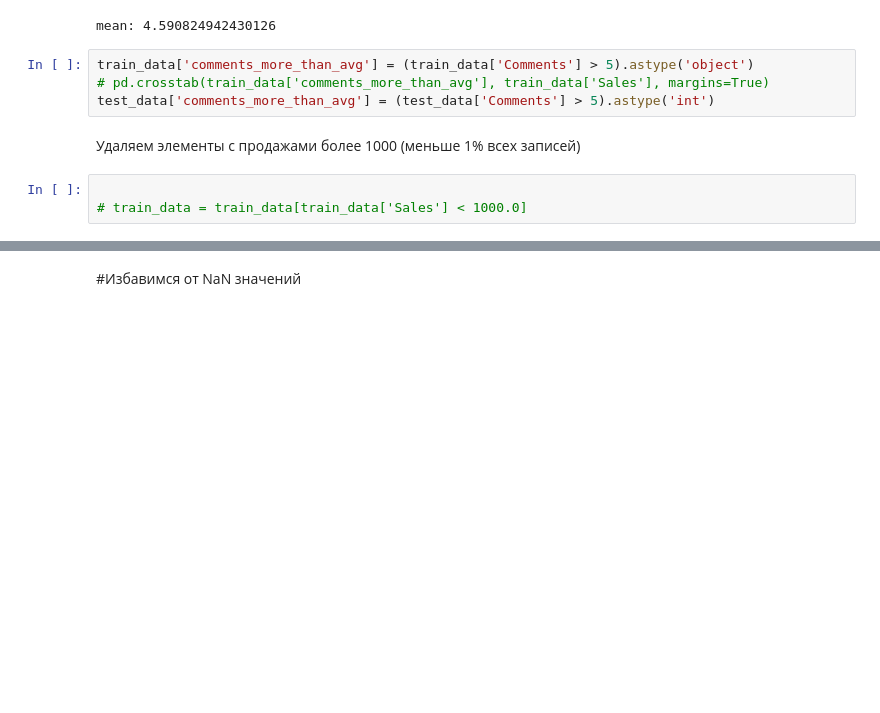
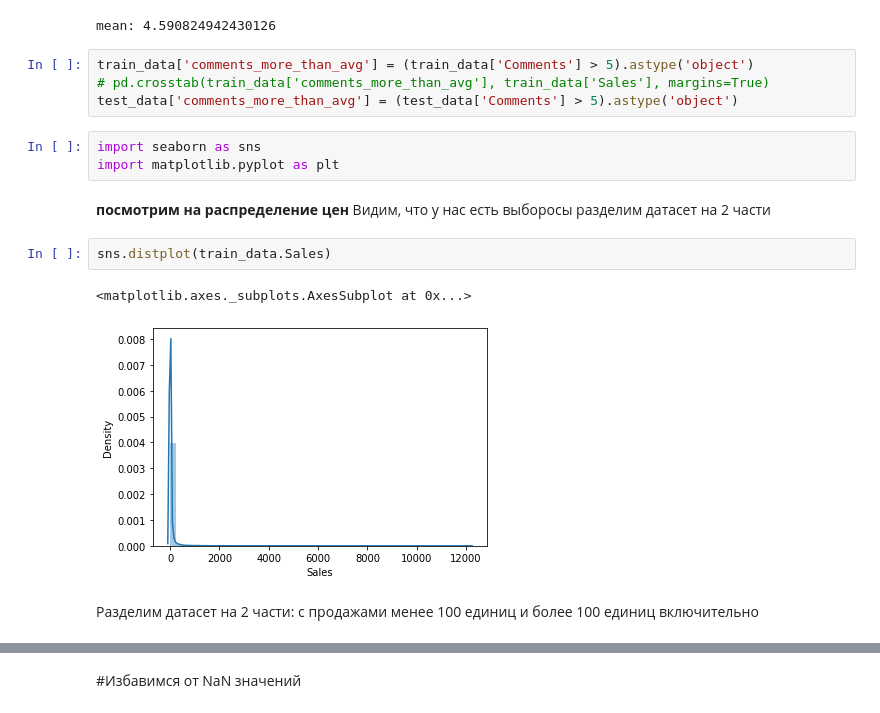
Before and after one commit to Kasymkhankhubiyev/BasicMachineLearning, a Jupyter notebook: nsu_data_competition.ipynb, the cells around one changed output, grey strips where cells are left out. Saved outputs shown, nothing was run; the diff lists cells and outputs as text; blank space fills up the shorter version.

```diff
--- a/nsu_data_competition.ipynb
+++ b/nsu_data_competition.ipynb
@@ -104,9 +83,18 @@ mean: 4.590824942430126
 # %%
 train_data['comments_more_than_avg'] = (train_data['Comments'] > 5).astype('object')
 # pd.crosstab(train_data['comments_more_than_avg'], train_data['Sales'], margins=True)
-test_data['comments_more_than_avg'] = (test_data['Comments'] > 5).astype('int')
+test_data['comments_more_than_avg'] = (test_data['Comments'] > 5).astype('object')
-# %% [markdown]
-Удаляем элементы с продажами более 1000 (меньше 1% всех записей)
-# %%
-
-# train_data = train_data[train_data['Sales'] < 1000.0]
+# %%
+import seaborn as sns
+import matplotlib.pyplot as plt
+# %% [markdown]
+**посмотрим на распределение цен**
+Видим, что у нас есть выборосы
+разделим датасет на 2 части
+# %%
+sns.distplot(train_data.Sales)
+# %% [output]
+<matplotlib.axes._subplots.AxesSubplot at 0x...>
+[figure, added]
+# %% [markdown]
+Разделим датасет на 2 части: с продажами менее 100 единиц и более 100 единиц включительно
```
Also changed, not shown: parts of 61 cells of this notebook.
